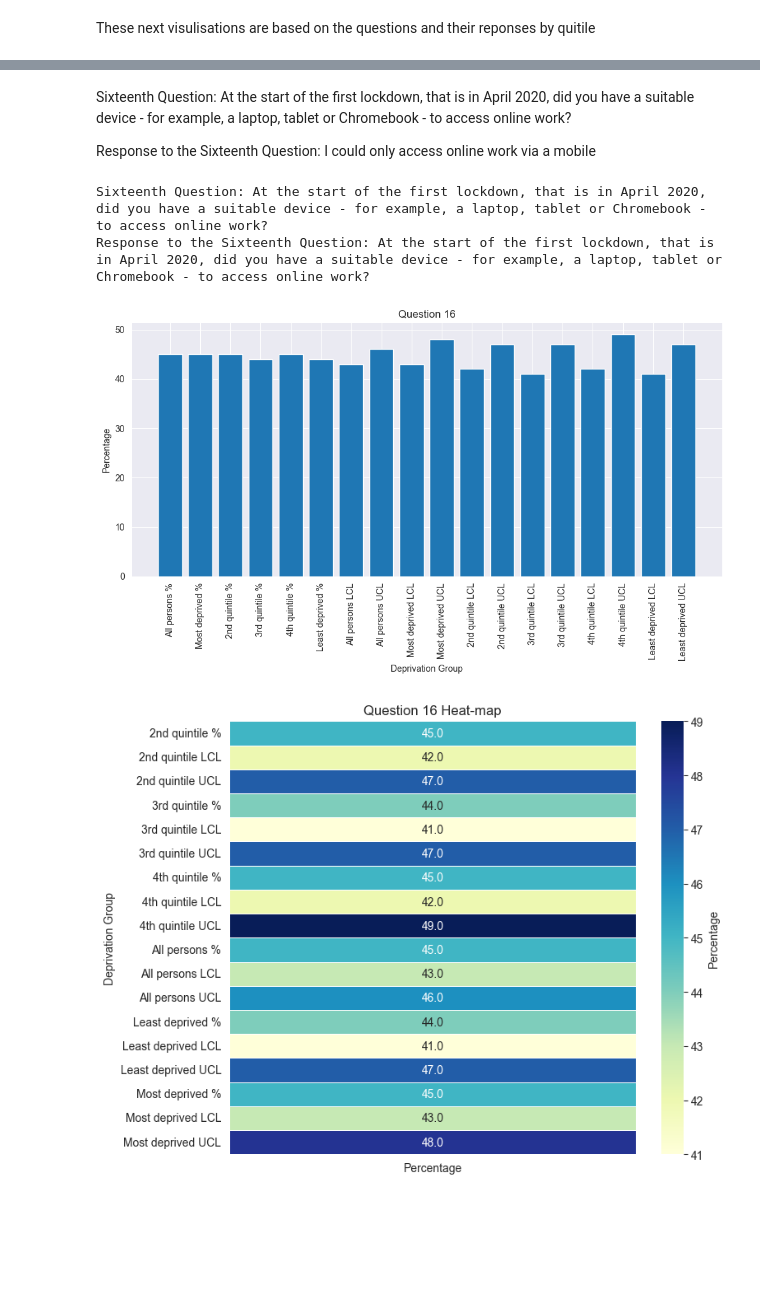
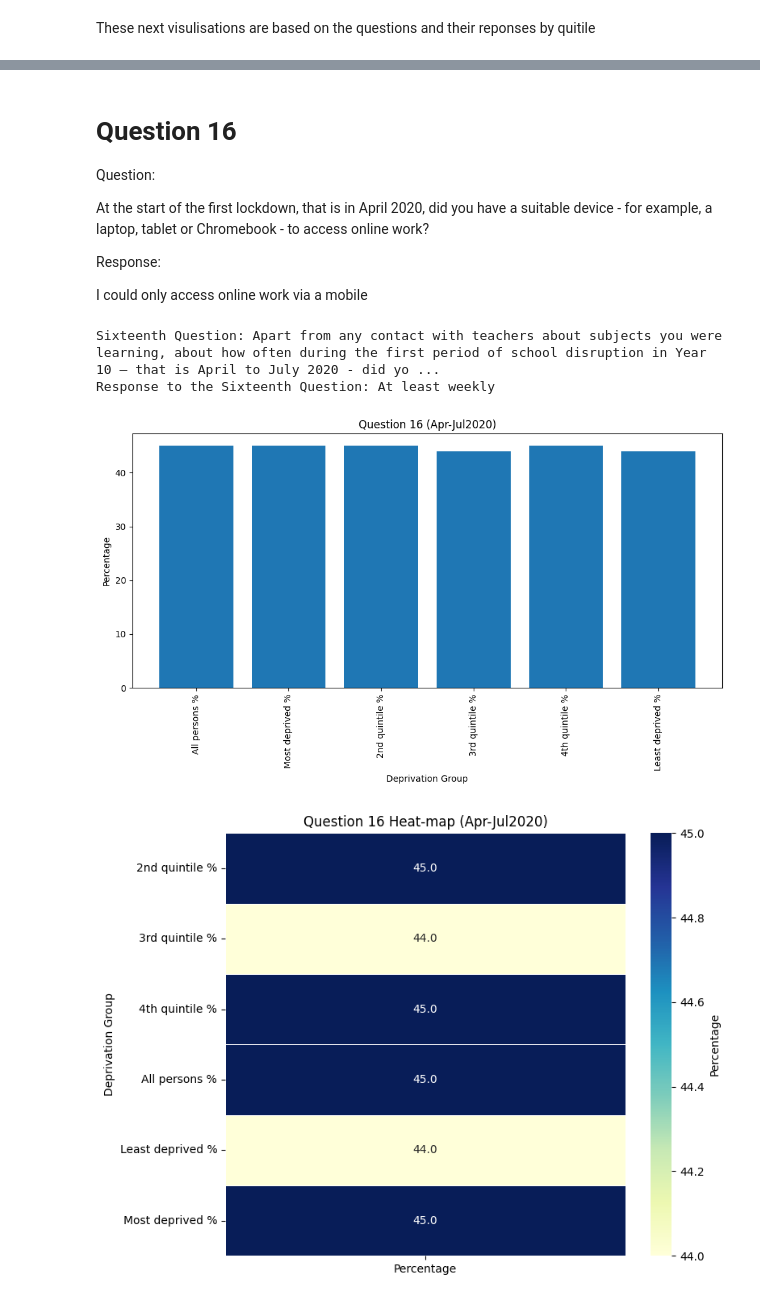
Before and after one commit to branticus94/Group-1-Data-Final-Project, a Jupyter notebook: 7_analysis_and_visualisation_notebooks/11_education/april-july2020learning.ipynb, the cells around one changed output, grey strips where cells are left out. Saved outputs shown, nothing was run; the diff lists cells and outputs as text; code cells hidden in the pictures; blank space fills up the shorter version.

```diff
--- a/7_analysis_and_visualisation_notebooks/11_education/april-july2020learning.ipynb
+++ b/7_analysis_and_visualisation_notebooks/11_education/april-july2020learning.ipynb
@@ -48,6 +48,8 @@ import pandas as pd
 data = pd.set_option('display.max_colwidth', None)
 df_for_cleaning = pd.read_csv(r'../../4_integrated_csv_files/education_data/experiences_of_education_and_learning_during_the_first_lockdown_april_to_july_2020_by_income-related_deprivation.csv', index_col=0)
 quintile_averages = df_for_cleaning.groupby('questions')[['Most deprived %', '2nd quintile %', '3rd quintile %', '4th quintile %', 'Least deprived %']].mean()
+df_for_cleaning.reset_index(drop=True, inplace=True)
+df_for_cleaning.index +=1
 df_for_cleaning
 # %% [output]
 |  | classifier | questions | response | All persons % | Most deprived % | 2nd quintile % | 3rd quintile % | ... |
@@ -333,16 +355,20 @@ Response to the Fifteenth Question: Yes, I had a suitable device such as a lapto
 # %% [markdown]
-Sixteenth Question:
+# Question 16
+
+ Question:
+
  At the start of the first lockdown, that is in April 2020, did you have a suitable device - for example, a laptop, tablet or Chromebook - to access online work?
 
-Response to the Sixteenth Question:
+Response:
+
  I could only access online work via a mobile
 # %%
-#plotting second question
+#plotting question 16
 import pandas as pd
 import matplotlib.pyplot as plt
 #melting  dataframe for plotiing
 
-df_numeric = df_for_cleaning.select_dtypes(include=['float', 'int']).iloc[15:16]
+df_numeric = df_for_cleaning.select_dtypes(include=['float', 'int']).iloc[15:16, :6]
 
 melted_df = pd.melt(
     df_numeric.reset_index(),
@@ -354,42 +380,42 @@ melted_df = melted_df[melted_df['Deprivation Group'] != 'index']
 sixteenth_question = df_for_cleaning.loc[16, 'questions']
 sixteenth_response = df_for_cleaning.loc[16, 'response']
 print("Sixteenth Question:", sixteenth_question)
-print("Response to the Sixteenth Question:", sixteenth_question)
+print("Response to the Sixteenth Question:", sixteenth_response)
 
 #plotting bar plot
 plt.figure(figsize=(10, 6))
 plt.bar(melted_df['Deprivation Group'], melted_df['Percentage'])
 plt.xlabel('Deprivation Group')
 plt.ylabel('Percentage')
-plt.title('Question 16')
+plt.title('Question 16 (Apr-Jul2020)')
 plt.xticks(rotation=90)
 plt.tight_layout()
 plt.show()
 
 # Converting to a pivot table for heatmap
 heatmap_data = melted_df.pivot_table(
     index='Deprivation Group',
     values='Percentage'
 )
 
 # Plotting heatmap
 plt.figure(figsize=(8, 6))
 sns.heatmap(
     heatmap_data,
     annot=True,
     fmt=".1f",
     cmap="YlGnBu",  # Choose a custom colormap
     linewidths=0.5,
     cbar_kws={'label': 'Percentage'}
 )
-plt.title('Question 16 Heat-map')
+plt.title('Question 16 Heat-map (Apr-Jul2020)')
 plt.xlabel("")
 plt.ylabel("Deprivation Group")
 plt.tight_layout()
 plt.show()
 # %% [output]
-Sixteenth Question: At the start of the first lockdown, that is in April 2020, did you have a suitable device - for example, a laptop, tablet or Chromebook - to access online work?
-Response to the Sixteenth Question: At the start of the first lockdown, that is in April 2020, did you have a suitable device - for example, a laptop, tablet or Chromebook - to access online work?
+Sixteenth Question: Apart from any contact with teachers about subjects you were learning, about how often during the first period of school disruption in Year 10 – that is April to July 2020 - did yo ...
+Response to the Sixteenth Question: At least weekly
-[figure, old version]
+[figure, new version]
-[figure, old version]
+[figure, new version]
 # %% [markdown]
```
Also changed, not shown: parts of 26 cells of this notebook, 3 other files.
